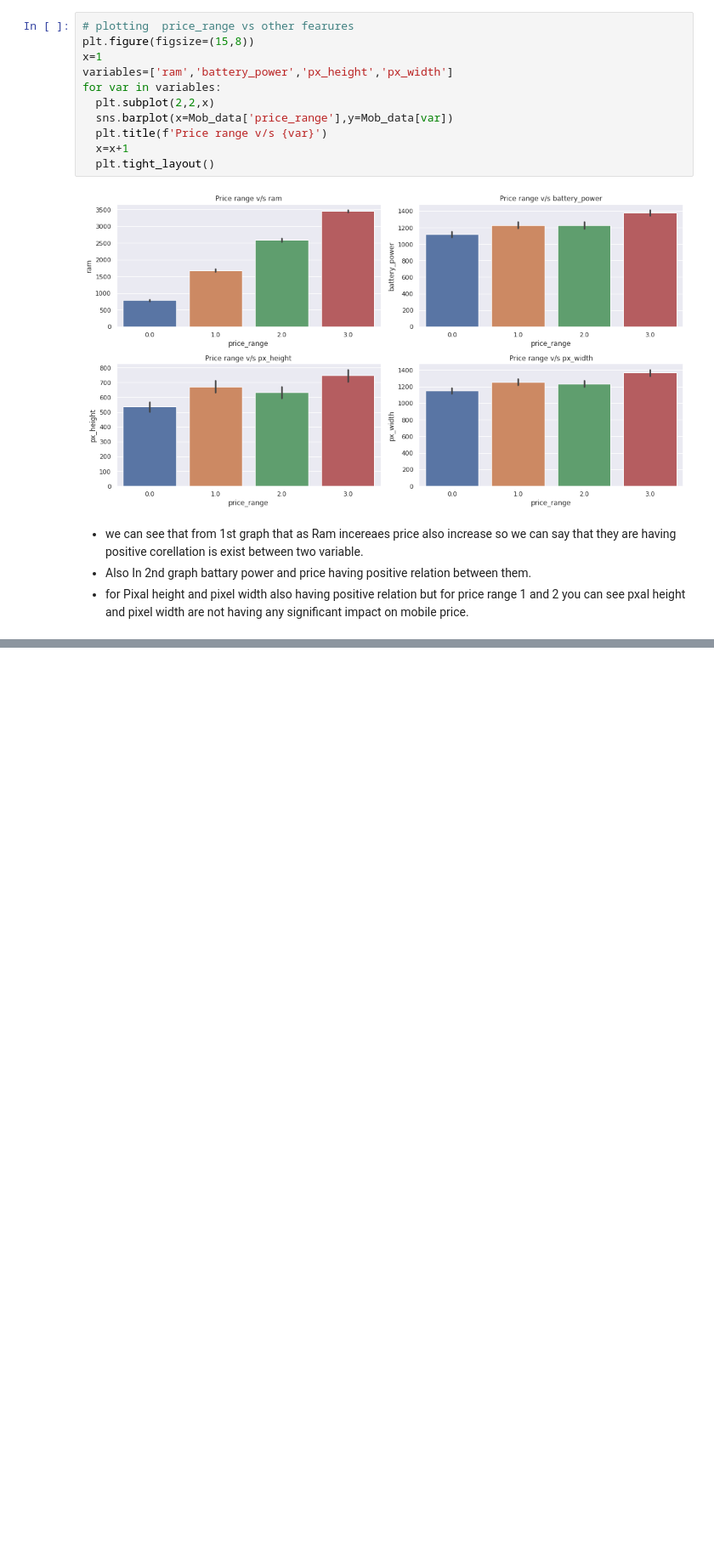
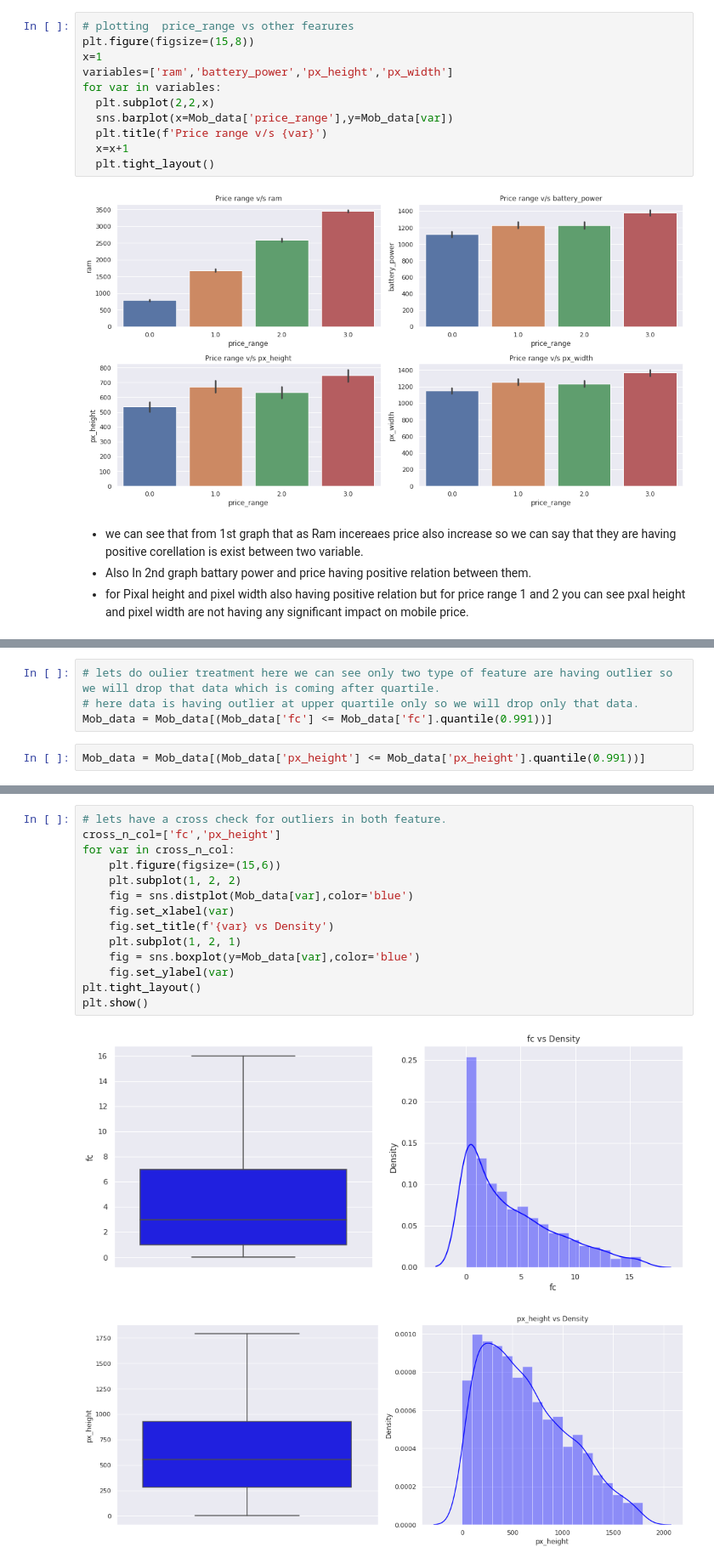
Before and after one commit to SujitbMusale/Mobile-Price-Range-Prediction-classification, a Jupyter notebook: Mobile_Price_Range_Prediction.ipynb, the cells around one changed output, grey strips where cells are left out. Shown: that part at 85% size. Cells and saved outputs as stored; diff of their text form; blank space fills up the shorter version.

```diff
--- a/Mobile_Price_Range_Prediction.ipynb
+++ b/Mobile_Price_Range_Prediction.ipynb
@@ -222,0 +281,6 @@ so we can say that they are having positive corellation is exist between two var
+# %%
+# lets do oulier treatment here we can see only two type of feature are having outlier so we will drop that data which is coming after quartile.
+# here data is having outlier at upper quartile only so we will drop only that data.
+Mob_data = Mob_data[(Mob_data['fc'] <= Mob_data['fc'].quantile(0.991))]
+# %%
+Mob_data = Mob_data[(Mob_data['px_height'] <= Mob_data['px_height'].quantile(0.991))]
@@ -222,0 +297,17 @@ so we can say that they are having positive corellation is exist between two var
+# %%
+# lets have a cross check for outliers in both feature.
+cross_n_col=['fc','px_height']
+for var in cross_n_col:
+    plt.figure(figsize=(15,6))
+    plt.subplot(1, 2, 2)
+    fig = sns.distplot(Mob_data[var],color='blue')
+    fig.set_xlabel(var)
+    fig.set_title(f'{var} vs Density')
+    plt.subplot(1, 2, 1)
+    fig = sns.boxplot(y=Mob_data[var],color='blue')
+    fig.set_ylabel(var)
+plt.tight_layout()
+plt.show()
+# %% [output]
+[figure, added]
+[figure, added]
```
Also changed, not shown: parts of 8 cells of this notebook.
